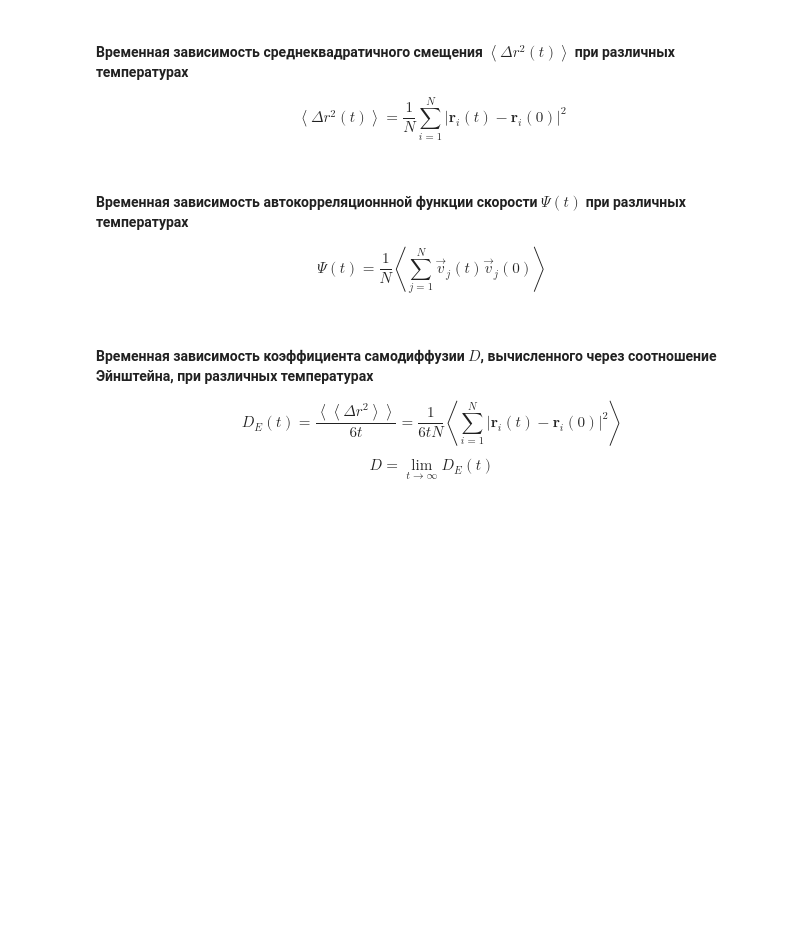
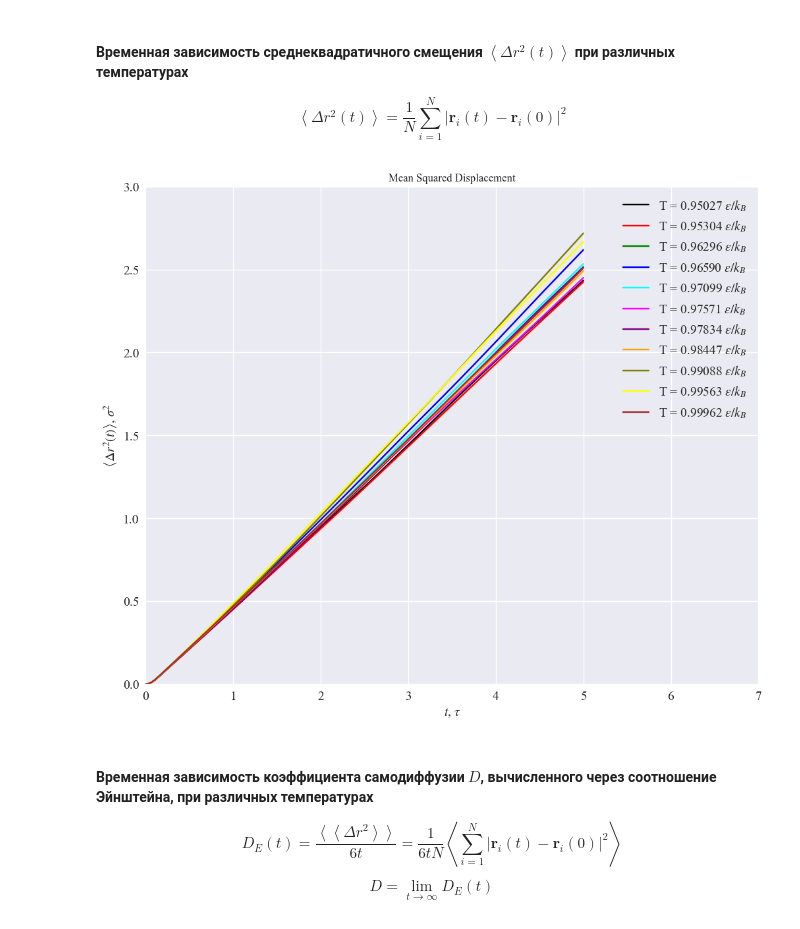
Before and after one commit to AlbertFarkhutdinov/molecular_dynamics, a Jupyter notebook: notebooks/2021-05-11_slow_cooling.ipynb, the cells around one changed output. Drawn from its saved outputs; the diff is of its cells as text; code cells hidden in the pictures; blank space fills up the shorter version.

```diff
--- a/notebooks/2021-05-11_slow_cooling.ipynb
+++ b/notebooks/2021-05-11_slow_cooling.ipynb
@@ -341,29 +348,27 @@ save_plot(f'rdf_with_predicted_zoom_in_{PLOT_FILENAME_POSTFIX}.png')
 $$\left<\Delta r^2(t)\right>=\dfrac{1}{N}\sum_{i=1}^{N}{\left|\textbf{r}_i(t)-\textbf{r}_i(0)\right|^2}$$
 # %%
 fig, ax = plt.subplots(figsize=(12, 10))
-for i, temperature in enumerate(temperatures):
+for i, setup in enumerate(setups):
     ax.plot(
-        msd_data['time'],
-        msd_data[f'{temperature:.5f}'],
-        label=f'T = {temperature:.5f} $\epsilon / k_B $',
+        pp.msd.data['time'],
+        pp.msd.data[f'setup_{i}'],
+        label=f'T = {setup["temperature"]:.5f} $\epsilon / k_B $',
         color=COLORS[i],
     );
 
 ax.set_xlabel(r'$t$, $\tau $');
 ax.set_ylabel(r'$\left<\Delta r^2(t)\right>$, $\sigma^2$');
 ax.set_xlim(
     left=0,
     right=7,
 );
 ax.set_ylim(
     bottom=0,
     top=3,
 );
 ax.set_title('Mean Squared Displacement');
 ax.legend();
 
 save_plot(f'msd_{PLOT_FILENAME_POSTFIX}.png')
+# %% [output]
+[figure, added]
-# %% [markdown]
-#### Временная зависимость автокорреляционнной функции скорости $\Psi(t)$ при различных температурах
-
-$$\Psi(t) = \dfrac{1}{N}\left<\sum_{j=1}^N{\vec{v}_j(t)\vec{v}_j(0)}\right>$$
```
Also changed, not shown: parts of 20 cells of this notebook, 13 other files.
